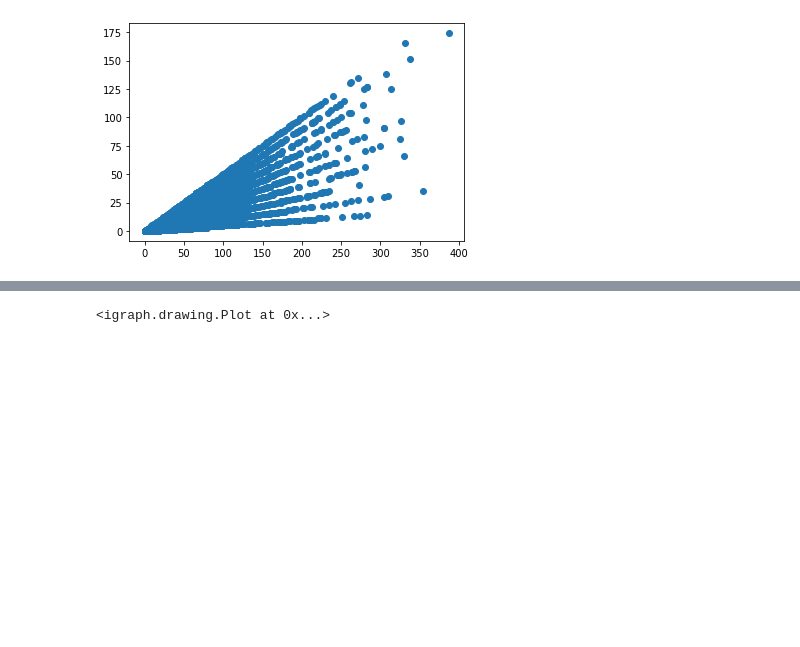
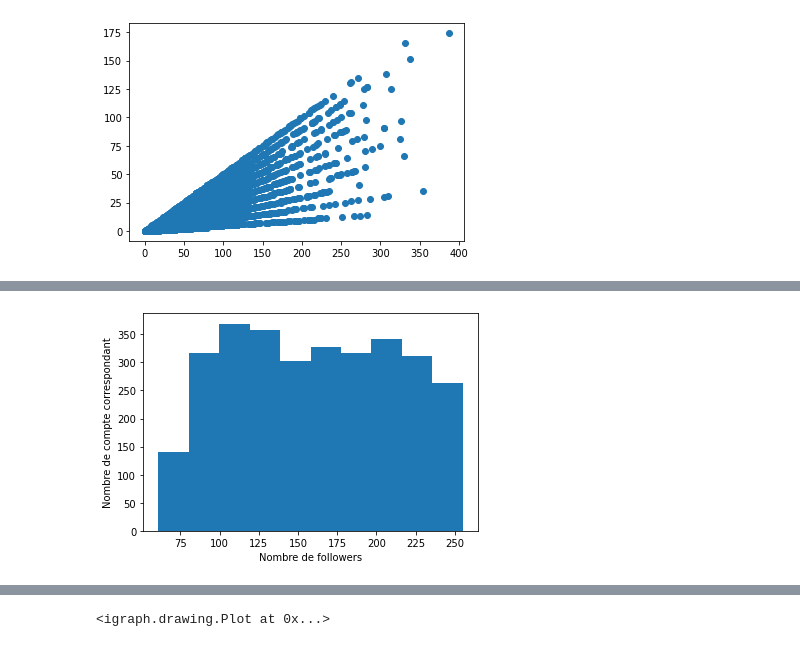
Before and after one commit to Ouma487/Viral-Marketing, a Jupyter notebook: main_jupyter.ipynb, the cells around one changed output, grey strips where cells are left out. Cells and saved outputs as stored; diff of their text form; code cells hidden in the pictures; blank space fills up the shorter version.

```diff
--- a/main_jupyter.ipynb
+++ b/main_jupyter.ipynb
@@ -29,0 +38,4 @@ plot_like_views()
+# %%
+plot_histo_follo()
+# %% [output]
+[figure, added]
```
Also changed, not shown: parts of 7 cells of this notebook, 2 other files.
